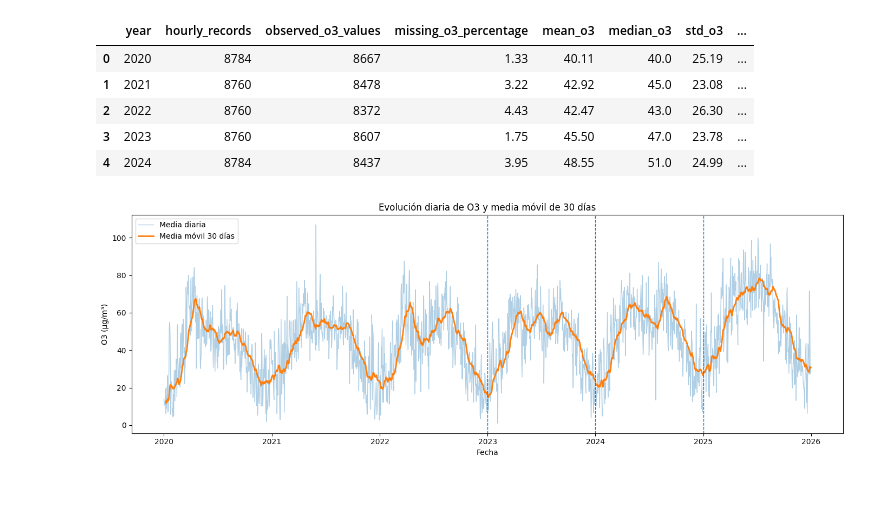
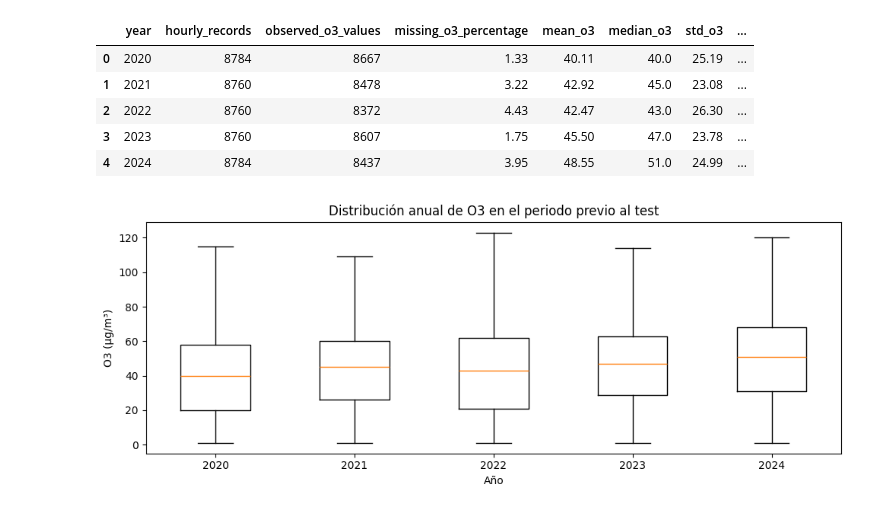
Before and after one commit to hipenation2142/trabajo, a Jupyter notebook: notebooks/01_eda_o3.ipynb, the cells around one changed output. Drawn from its saved outputs; the diff is of its cells as text; code cells hidden in the pictures.

```diff
--- a/notebooks/01_eda_o3.ipynb
+++ b/notebooks/01_eda_o3.ipynb
@@ -1546,58 +1546,37 @@ annual_summary_modeling.to_csv(
 | 3 | 2023 | 8760 | 8607 | 1.75 | 45.50 | 47.0 | 23.78 | ... |
 | 4 | 2024 | 8784 | 8437 | 3.95 | 48.55 | 51.0 | 24.99 | ... |
 # %%
-# Se agregan los datos a nivel diario para visualizar la evolución lenta de la serie.
-# Esta figura muestra el periodo completo como auditoría descriptiva del dataset.
-# No se usa para seleccionar modelos a partir del test set.
-daily_mean_df = (
-    observed_split_df
-    .groupby("date")["o3"]
-    .mean()
-    .to_frame(name="daily_mean_o3")
-    .sort_index()
+# Se representa la distribución de O3 por año mediante boxplots.
+# Esta figura permite observar si existen cambios descriptivos entre años
+# antes de entrenar los modelos.
+years = sorted(observed_modeling_eda_df["year"].unique())
+
+annual_boxplot_data = [
+    observed_modeling_eda_df.loc[observed_modeling_eda_df["year"] == year, "o3"].to_numpy()
+    for year in years
+]
+
+fig, ax = plt.subplots(figsize=(10, 4))
+
+ax.boxplot(
+    annual_boxplot_data,
+    tick_labels=[str(year) for year in years],
+    showfliers=False,
 )
 
-# La media móvil de 30 días ayuda a separar el ruido horario/diario del nivel general.
-daily_mean_df["rolling_30d_mean_o3"] = daily_mean_df["daily_mean_o3"].rolling(
-    window=30,
-    min_periods=7,
-).mean()
-
-fig, ax = plt.subplots(figsize=(14, 5))
-
-ax.plot(
-    daily_mean_df.index,
-    daily_mean_df["daily_mean_o3"],
-    linewidth=1,
-    alpha=0.35,
-    label="Media diaria",
-)
-
-ax.plot(
-    daily_mean_df.index,
-    daily_mean_df["rolling_30d_mean_o3"],
-    linewidth=2,
-    label="Media móvil 30 días",
-)
-
-# Se marcan las fronteras entre bloques externos.
-for boundary in pd.to_datetime(["2023-01-01", "2024-01-01", "2025-01-01"]):
-    ax.axvline(boundary, linestyle="--", linewidth=1)
-
-ax.set_title("Evolución diaria de O3 y media móvil de 30 días")
-ax.set_xlabel("Fecha")
+ax.set_title("Distribución anual de O3 en el periodo previo al test")
+ax.set_xlabel("Año")
 ax.set_ylabel("O3 (µg/m³)")
-ax.legend()
 
 fig.tight_layout()
 
 fig.savefig(
-    FIGURES_GENERATED_DIR / "eda_daily_mean_and_rolling_30d.png",
+    FIGURES_GENERATED_DIR / "eda_o3_boxplot_by_year_modeling_period.png",
     dpi=300,
     bbox_inches="tight",
 )
 
 plt.show()
 # %% [output]
-[figure, old version]
+[figure, new version]
 # %%
```
Also changed, not shown: parts of 3 cells of this notebook, 7 other files.
